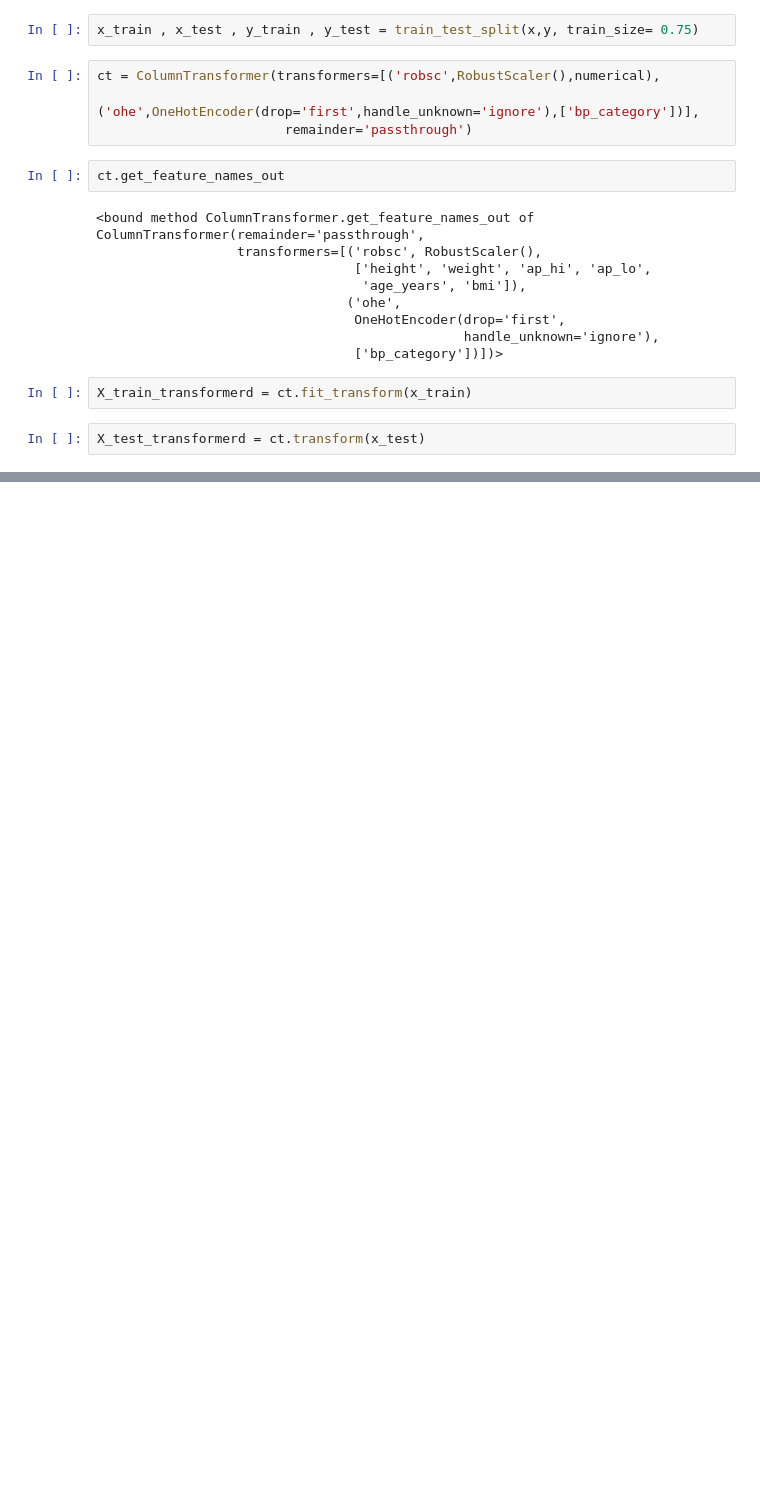
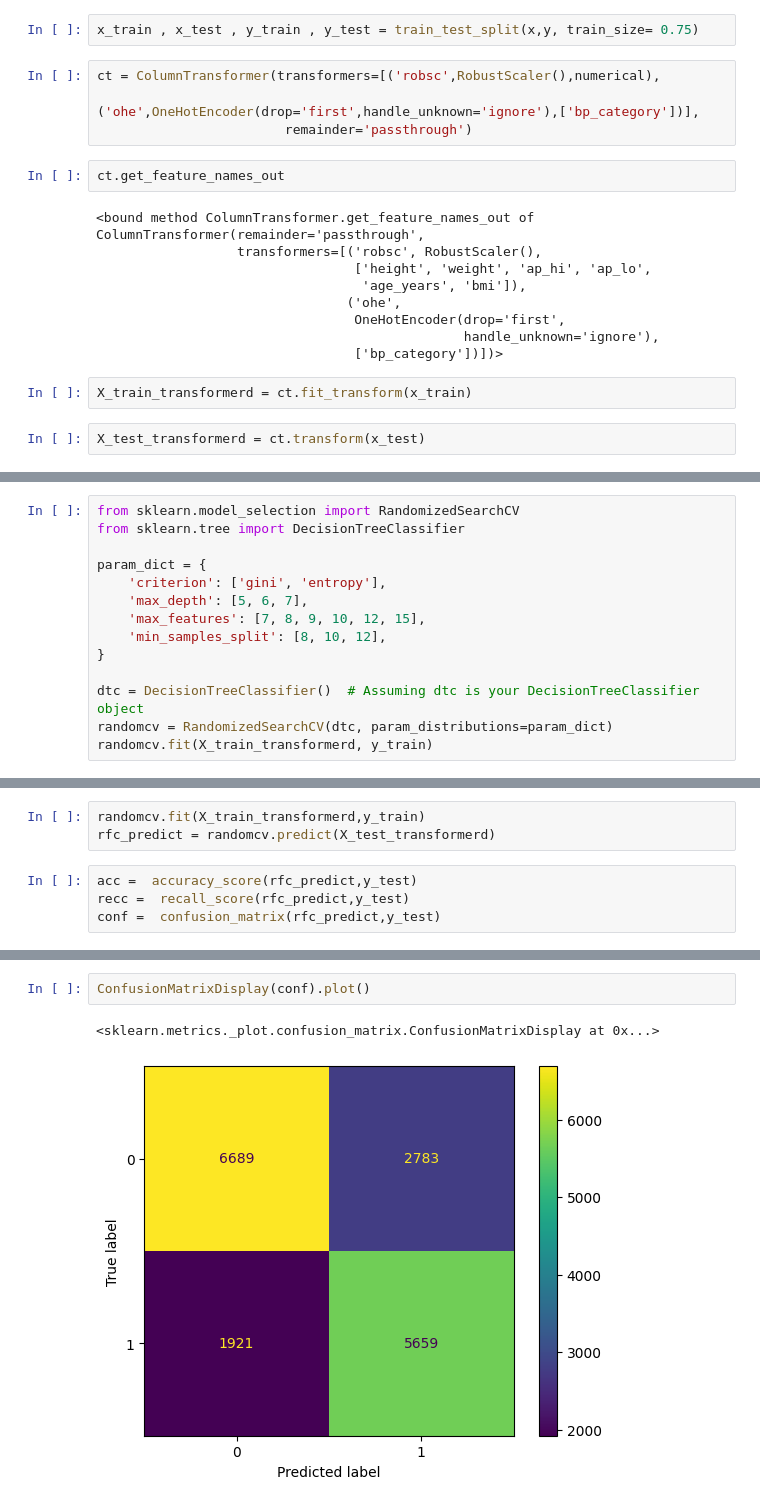
Before and after one commit to Manishkumar902/Project_cardio, a Jupyter notebook: ML_Project.ipynb, the cells around one changed output, grey strips where cells are left out. Cells and saved outputs as stored; diff of their text form; blank space fills up the shorter version.

Commit message:
RandomizedSearchCV

```diff
--- a/ML_Project.ipynb
+++ b/ML_Project.ipynb
@@ -271,0 +421,14 @@ y_test_enc = enc.transform(y_test)
+# %%
+from sklearn.model_selection import RandomizedSearchCV
+from sklearn.tree import DecisionTreeClassifier
+
+param_dict = {
+    'criterion': ['gini', 'entropy'],
+    'max_depth': [5, 6, 7],
+    'max_features': [7, 8, 9, 10, 12, 15],
+    'min_samples_split': [8, 10, 12],
+}
+
+dtc = DecisionTreeClassifier()  # Assuming dtc is your DecisionTreeClassifier object
+randomcv = RandomizedSearchCV(dtc, param_distributions=param_dict)
+randomcv.fit(X_train_transformerd, y_train)
@@ -271,0 +441,7 @@ y_test_enc = enc.transform(y_test)
+# %%
+randomcv.fit(X_train_transformerd,y_train)
+rfc_predict = randomcv.predict(X_test_transformerd)
+# %%
+acc =  accuracy_score(rfc_predict,y_test)
+recc =  recall_score(rfc_predict,y_test)
+conf =  confusion_matrix(rfc_predict,y_test)
@@ -271,0 +457,5 @@ y_test_enc = enc.transform(y_test)
+# %%
+ConfusionMatrixDisplay(conf).plot()
+# %% [output]
+<sklearn.metrics._plot.confusion_matrix.ConfusionMatrixDisplay at 0x...>
+[figure, added]
```
Also changed, not shown: parts of 29 cells of this notebook, 6 other files.
